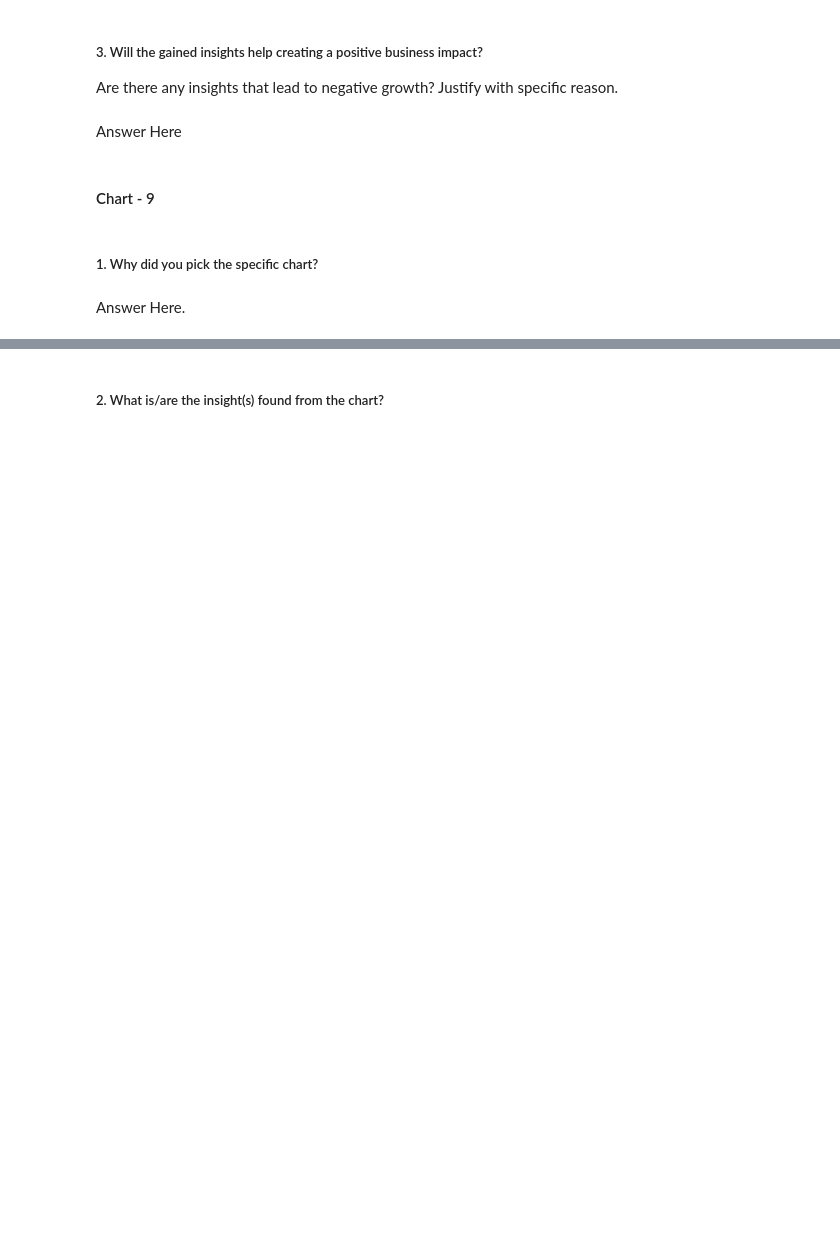
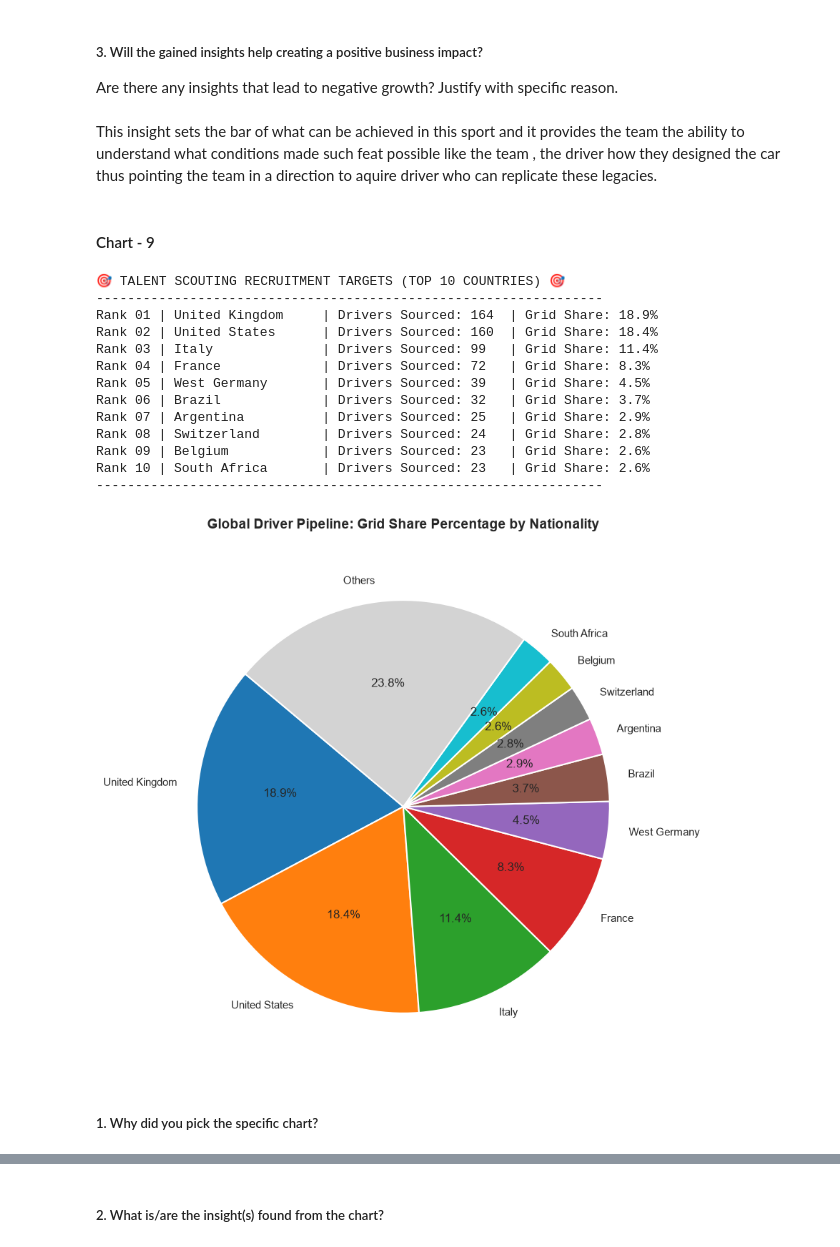
Before and after one commit to Manaspanwar20/F1-Driver-Analytics, a Jupyter notebook: Copy of Sample EDA Submission Template.ipynb, the cells around one changed output, grey strips where cells are left out. Saved outputs shown, nothing was run; the diff lists cells and outputs as text; code cells hidden in the pictures; blank space fills up the shorter version.

```diff
--- a/Copy of Sample EDA Submission Template.ipynb
+++ b/Copy of Sample EDA Submission Template.ipynb
@@ -556,7 +610,7 @@ Answer Here
 # %% [markdown]
 ##### 3. Will the gained insights help creating a positive business impact?
 Are there any insights that lead to negative growth? Justify with specific reason.
-# %% [markdown]
-Answer Here
+# %% [markdown]
+This insight sets the bar of what can be achieved in this sport and it provides the team the ability to understand what conditions made such feat possible like the team , the driver how they designed the car thus pointing the team in a direction to aquire driver who can replicate these legacies.
 # %% [markdown]
 #### Chart - 9
@@ -565,4 +617,54 @@ Answer Here
+# %%
+nationality_counts = df['Nationality'].value_counts()
+
+# 2. Isolate the Top 10 countries and group the remaining ones into an 'Others' bucket
+top_10_countries = nationality_counts.head(10).copy()
+others_count = nationality_counts.iloc[10:].sum()
+
+if others_count > 0:
+    top_10_countries['Others'] = others_count
+
+# 3. Calculate exact percentages for the text printout on the side
+total_drivers = nationality_counts.sum()
+print("🎯 TALENT SCOUTING RECRUITMENT TARGETS (TOP 10 COUNTRIES) 🎯")
+print("-" * 65)
+for rank, (country, count) in enumerate(nationality_counts.head(10).items(), 1):
+    percentage = (count / total_drivers) * 100
+    print(f"Rank {rank:02d} | {country:<18} | Drivers Sourced: {count:<4} | Grid Share: {percentage:.1f}%")
+print("-" * 65 + "\n")
+
+# 4. Plotting the professional Pie Chart
+plt.figure(figsize=(10, 8))
+
+# Define a clean, high-contrast palette explicitly on one solid line
+colors = ['#1f77b4', '#ff7f0e', '#2ca02c', '#d62728', '#9467bd', '#8c564b', '#e377c2', '#7f7f7f', '#bcbd22', '#17becf', '#d3d3d3']
+
+plt.pie(
+    top_10_countries,
+    labels=top_10_countries.index,
+    autopct='%1.1f%%',
+    startangle=140,
+    colors=colors[:len(top_10_countries)],
+    wedgeprops={'edgecolor': 'white', 'linewidth': 1.5, 'antialiased': True}
+)
+
+plt.title('Global Driver Pipeline: Grid Share Percentage by Nationality', fontsize=14, fontweight='bold', pad=20)
+plt.tight_layout()
+plt.show()
+# %% [output]
+🎯 TALENT SCOUTING RECRUITMENT TARGETS (TOP 10 COUNTRIES) 🎯
+-----------------------------------------------------------------
+Rank 01 | United Kingdom     | Drivers Sourced: 164  | Grid Share: 18.9%
+Rank 02 | United States      | Drivers Sourced: 160  | Grid Share: 18.4%
+Rank 03 | Italy              | Drivers Sourced: 99   | Grid Share: 11.4%
+Rank 04 | France             | Drivers Sourced: 72   | Grid Share: 8.3%
+Rank 05 | West Germany       | Drivers Sourced: 39   | Grid Share: 4.5%
+Rank 06 | Brazil             | Drivers Sourced: 32   | Grid Share: 3.7%
+Rank 07 | Argentina          | Drivers Sourced: 25   | Grid Share: 2.9%
+Rank 08 | Switzerland        | Drivers Sourced: 24   | Grid Share: 2.8%
+Rank 09 | Belgium            | Drivers Sourced: 23   | Grid Share: 2.6%
+Rank 10 | South Africa       | Drivers Sourced: 23   | Grid Share: 2.6%
+-----------------------------------------------------------------
+[figure, added]
 # %% [markdown]
 ##### 1. Why did you pick the specific chart?
-# %% [markdown]
-Answer Here.
```
Also changed, not shown: parts of 67 cells of this notebook.
